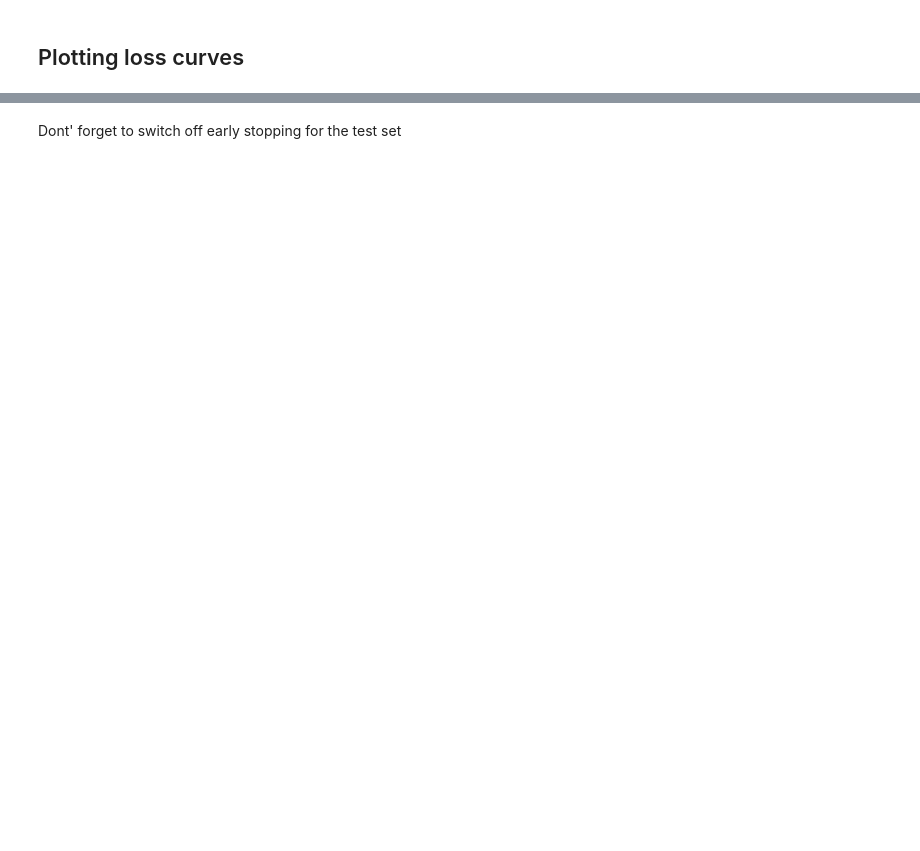
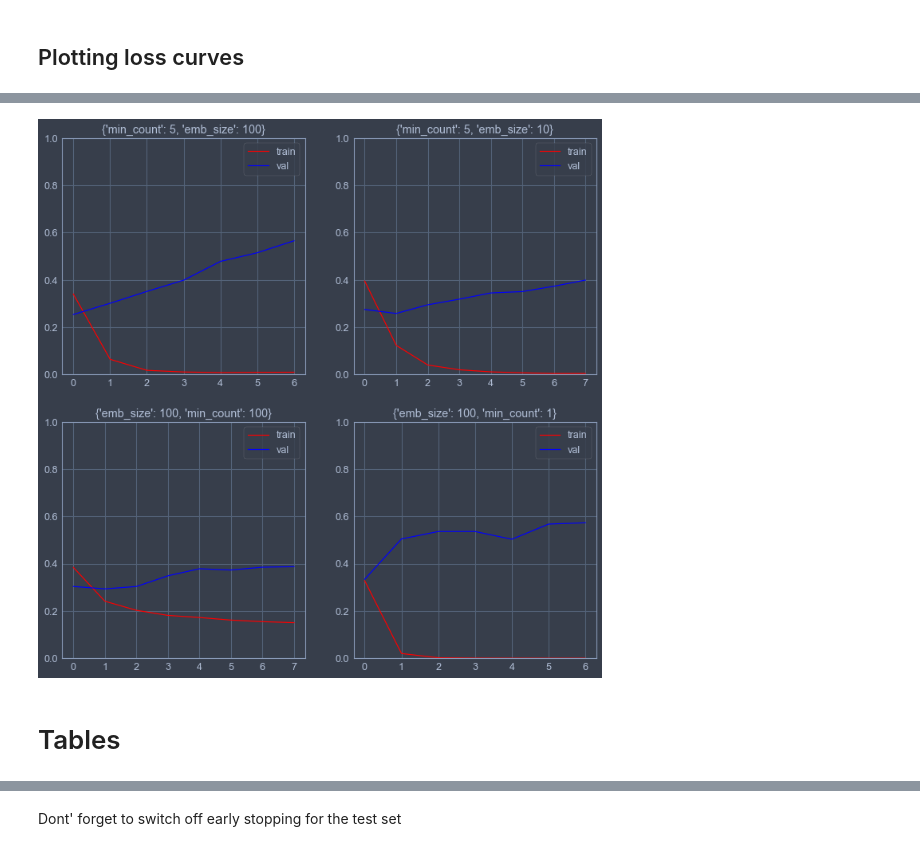
Before and after one commit to crazyfrogspb/NLP_Homeworks, a Jupyter notebook: hw1/HW1.ipynb, the cells around one changed output, grey strips where cells are left out. Saved outputs shown, nothing was run; the diff lists cells and outputs as text; code cells hidden in the pictures; blank space fills up the shorter version.

```diff
--- a/hw1/HW1.ipynb
+++ b/hw1/HW1.ipynb
@@ -425,0 +442,6 @@ plt.show()
+# %%
+plot_losses(results, 'vocab')
+# %% [output]
+[figure, added]
+# %% [markdown]
+# Tables
```
Also changed, not shown: parts of 20 cells of this notebook, 1 other file.
